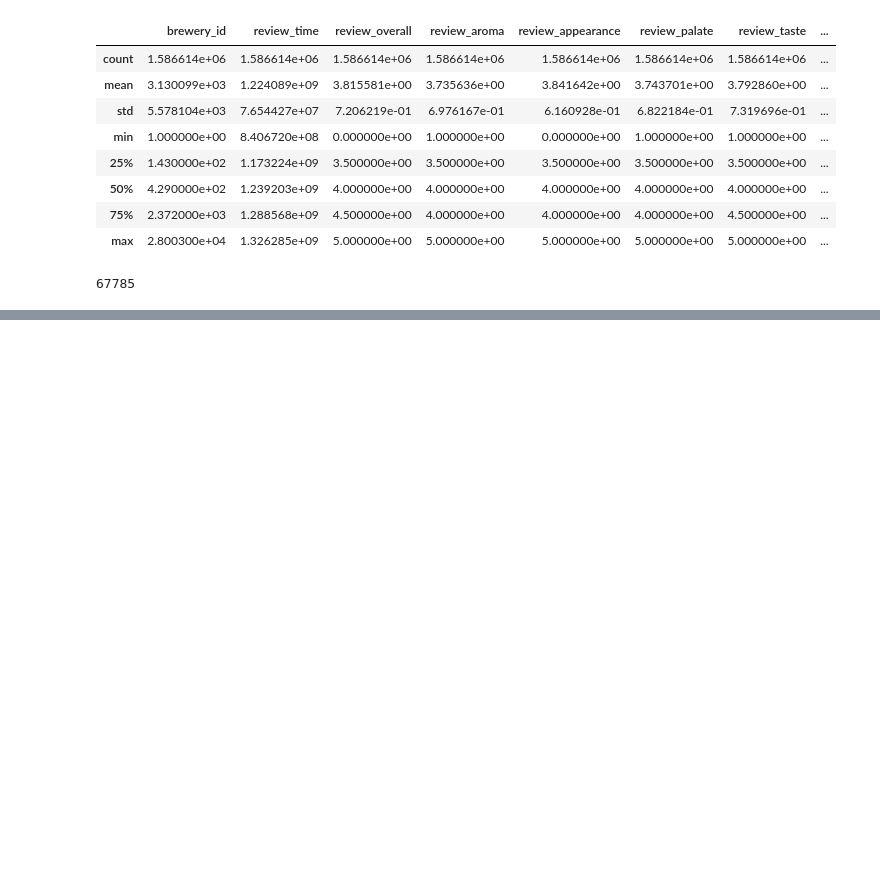
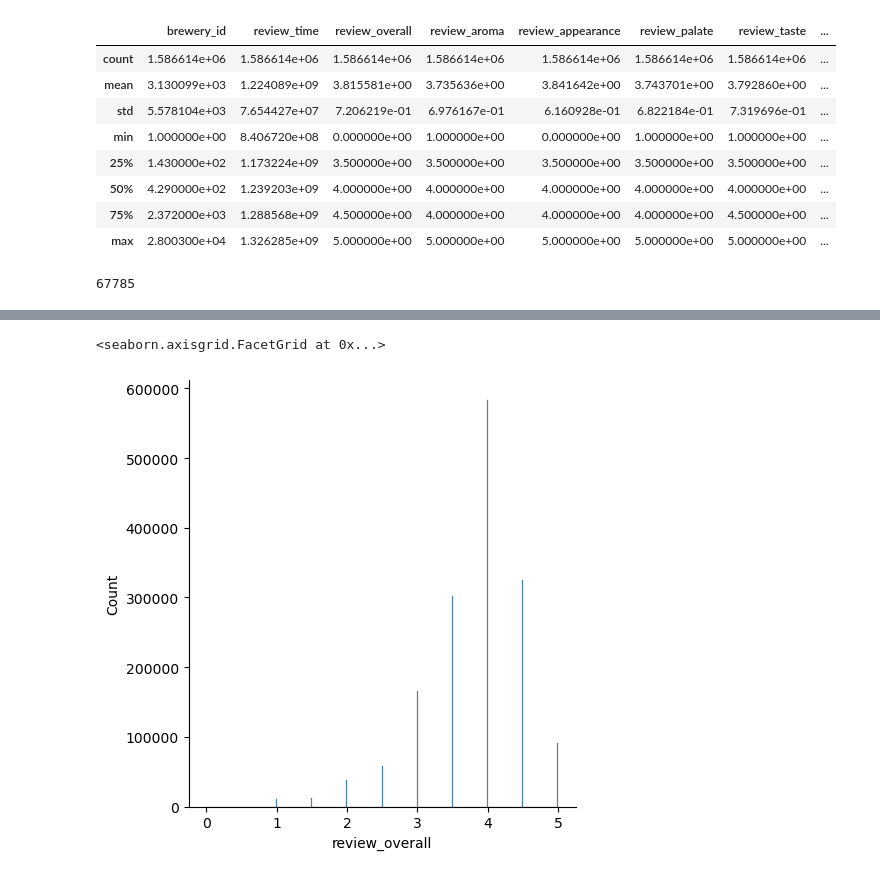
Before and after one commit to DerekBixby/beer_project, a Jupyter notebook: test.ipynb, the cells around one changed output, grey strips where cells are left out. Cells and saved outputs as stored; diff of their text form; code cells hidden in the pictures; blank space fills up the shorter version.

```diff
--- a/test.ipynb
+++ b/test.ipynb
@@ -254,0 +420,5 @@ df.head()
+# %%
+sns.displot(df.review_overall)
+# %% [output]
+<seaborn.axisgrid.FacetGrid at 0x...>
+[figure, added]
```
Also changed, not shown: parts of 34 cells of this notebook.
